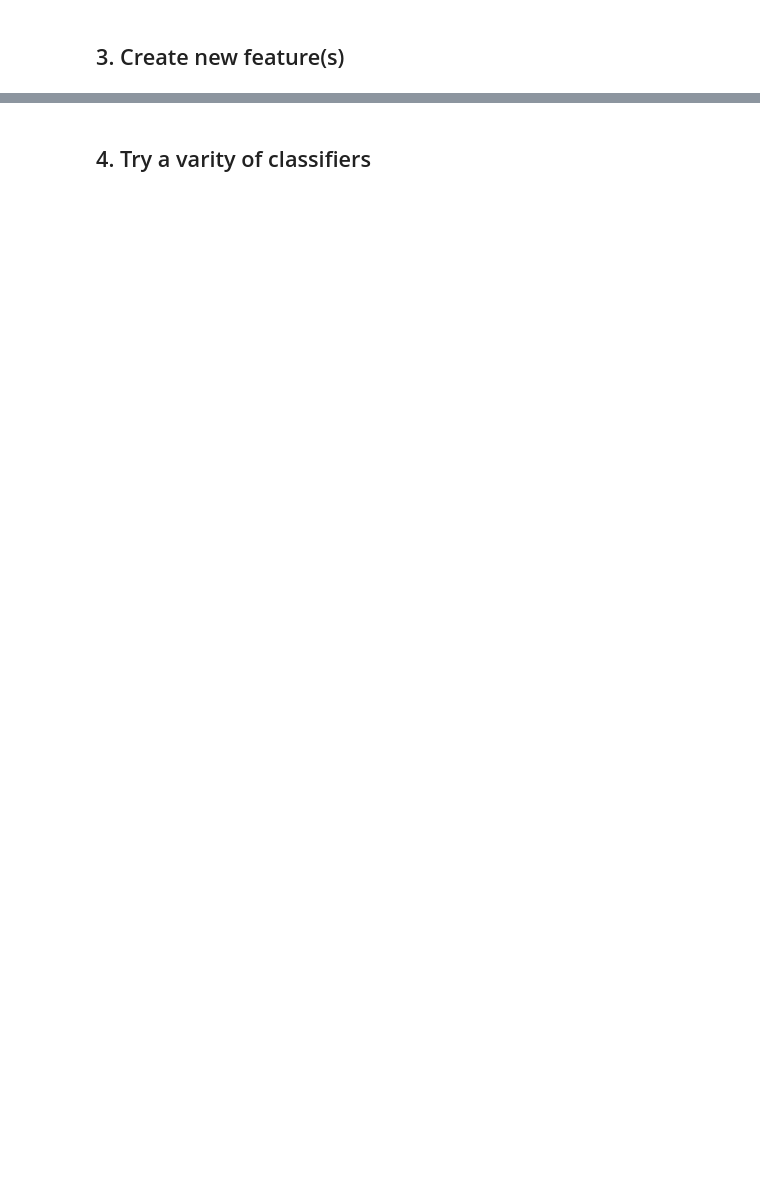
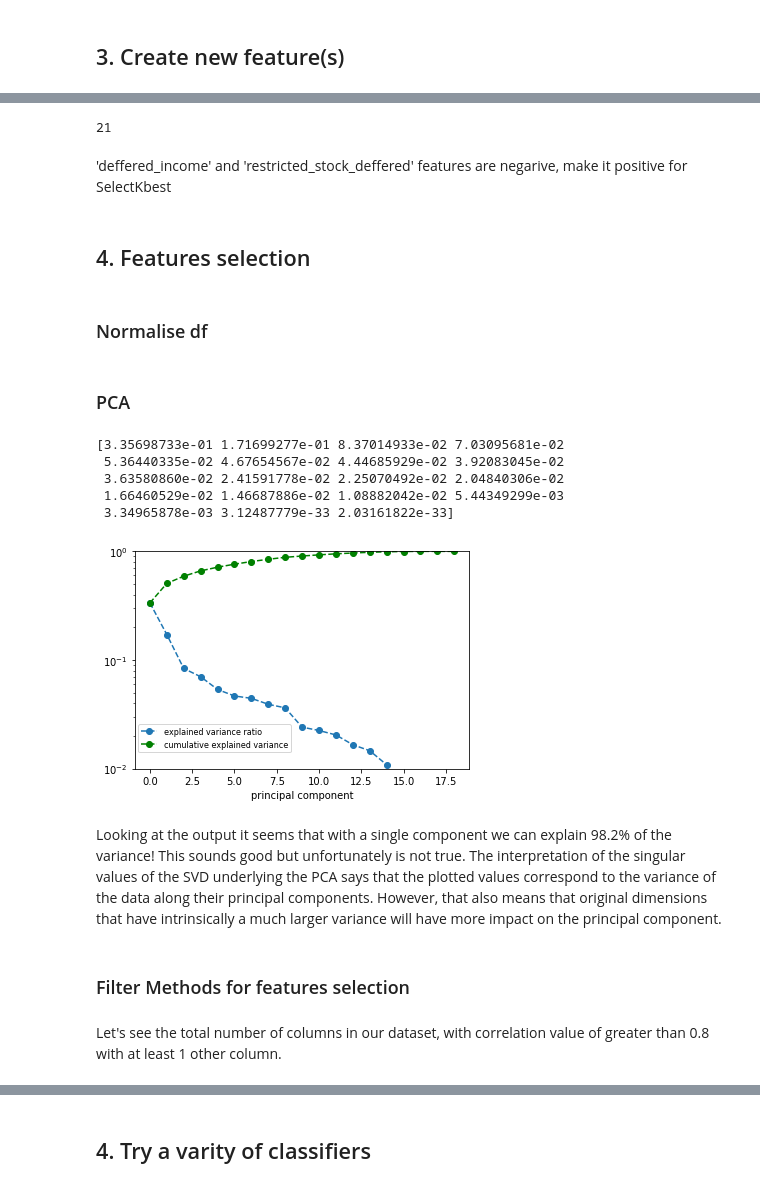
Before and after one commit to ekaraseva/Enron-fraud, a Jupyter notebook: poi_id.ipynb, the cells around one changed output, grey strips where cells are left out. Saved outputs shown, nothing was run; the diff lists cells and outputs as text; code cells hidden in the pictures; blank space fills up the shorter version.

Commit message:
Add Feature selection in poi_id

```diff
--- a/poi_id.ipynb
+++ b/poi_id.ipynb
@@ -425,0 +451,5 @@ labels, features = targetFeatureSplit(data)
+# %%
+enron_df['from_poi_fraction'] = enron_df['from_poi_to_this_person'] / enron_df['to_messages']
+enron_df['from_poi_fraction']=enron_df['from_poi_fraction'].fillna(0)
+enron_df['from_poi_fraction'].replace(np.inf, 0, inplace=True)
+enron_df[['from_poi_fraction','from_poi_to_this_person','to_messages'] ].head()
@@ -425,0 +463,5 @@ labels, features = targetFeatureSplit(data)
+# %%
+enron_df['salary_bonus_fraction']=enron_df['salary']/enron_df['bonus']
+enron_df['salary_bonus_fraction']=enron_df['salary_bonus_fraction'].fillna(0)
+enron_df['salary_bonus_fraction'].replace(np.inf, 0, inplace=True)
+enron_df[['salary_bonus_fraction', 'salary', 'bonus']].head()
@@ -425,0 +475,16 @@ labels, features = targetFeatureSplit(data)
+# %%
+features_list.extend(['to_poi_fraction', 'from_poi_fraction', 'salary_bonus_fraction'])
+len(features_list)
+# %% [output]
+21
+# %% [markdown]
+'deffered_income' and 'restricted_stock_deffered' features are negarive, make it positive for SelectKbest
+# %%
+enron_df['deferred_income']=-1*enron_df['deferred_income']
+enron_df['restricted_stock_deferred']=-1*enron_df['restricted_stock_deferred']
+enron_df['restricted_stock_deferred'].replace(-0.0, 0, inplace=True)
+enron_df['deferred_income'].replace(-0.0, 0, inplace=True)
+# %% [markdown]
+## 4. Features selection
+# %% [markdown]
+### Normalise df
@@ -425,0 +496,27 @@ labels, features = targetFeatureSplit(data)
+# %% [markdown]
+### PCA
+# %%
+from sklearn.decomposition import PCA
+pca= PCA()
+pca.fit(enron_df[features_list])
+#plt.semilogy(pca_trafo.explained_variance_ratio, '--o')
+print(pca.explained_variance_ratio_)
+#print pca
+figsize = (10,6.5)
+plt.semilogy(pca.explained_variance_ratio_, '--o', label = 'explained variance ratio')
+plt.semilogy(pca.explained_variance_ratio_.cumsum(), '--go',label = 'cumulative explained variance');
+plt.xlabel('principal component')
+
+plt.ylim(0.01,1)
+plt.legend(loc=(0.01, 0.075) ,fontsize = 8);
+# %% [output]
+[3.35698733e-01 1.71699277e-01 8.37014933e-02 7.03095681e-02
+ 5.36440335e-02 4.67654567e-02 4.44685929e-02 3.92083045e-02
+ 3.63580860e-02 2.41591778e-02 2.25070492e-02 2.04840306e-02
+ 1.66460529e-02 1.46687886e-02 1.08882042e-02 5.44349299e-03
+ 3.34965878e-03 3.12487779e-33 2.03161822e-33]
+[figure, added]
+# %% [markdown]
+Looking at the output it seems that with a single component we can explain 98.2% of the variance! This sounds good but unfortunately is not true. The interpretation of the singular values of the SVD underlying the PCA says that the plotted values correspond to the variance of the data along their principal components. However, that also means that original dimensions that have intrinsically a much larger variance will have more impact on the principal component.
+# %% [markdown]
+### Filter Methods for features selection
@@ -425,0 +529,2 @@ labels, features = targetFeatureSplit(data)
+# %% [markdown]
+Let's see the total number of columns in our dataset, with correlation value of greater than 0.8 with at least 1 other column.
```
Also changed, not shown: parts of 26 cells of this notebook.
